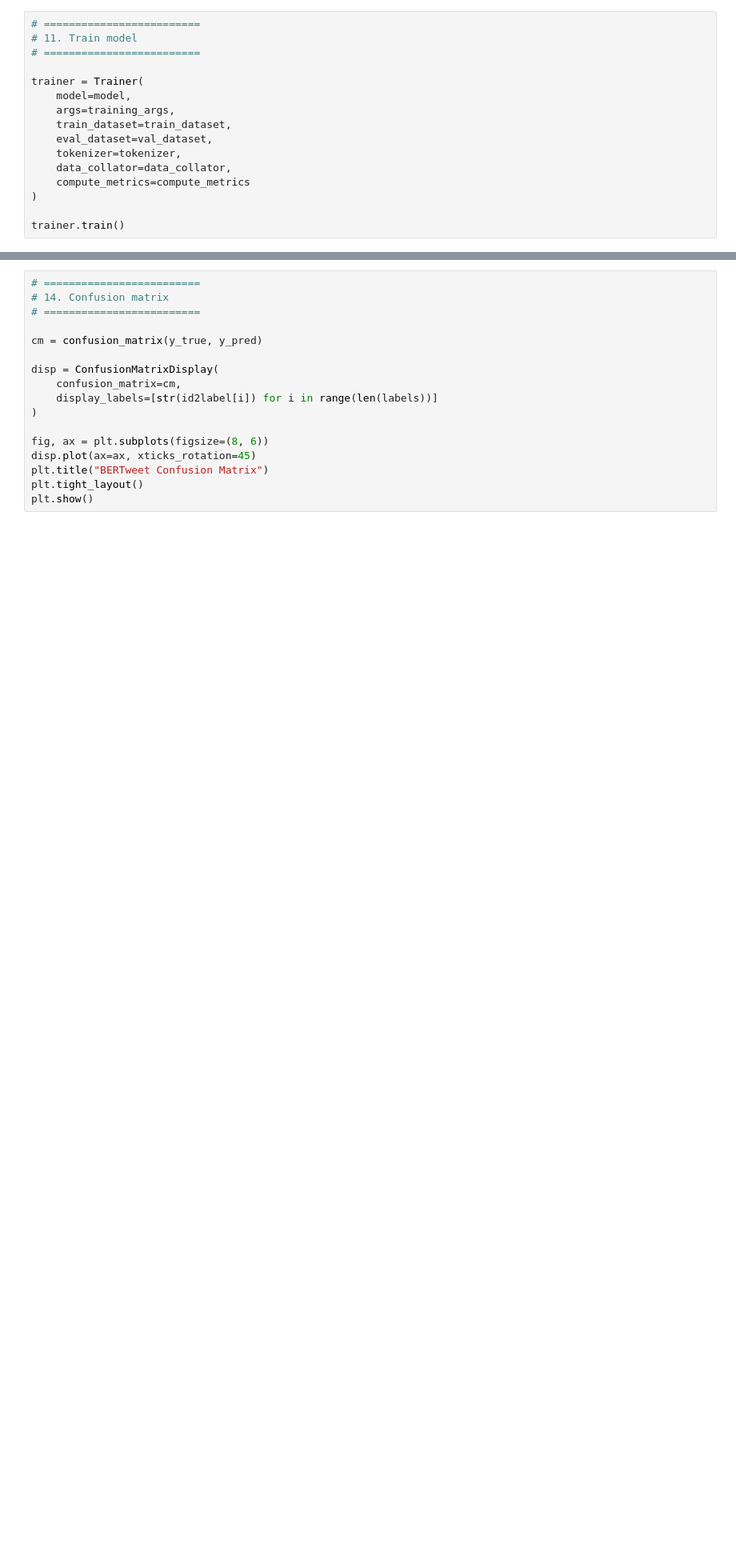
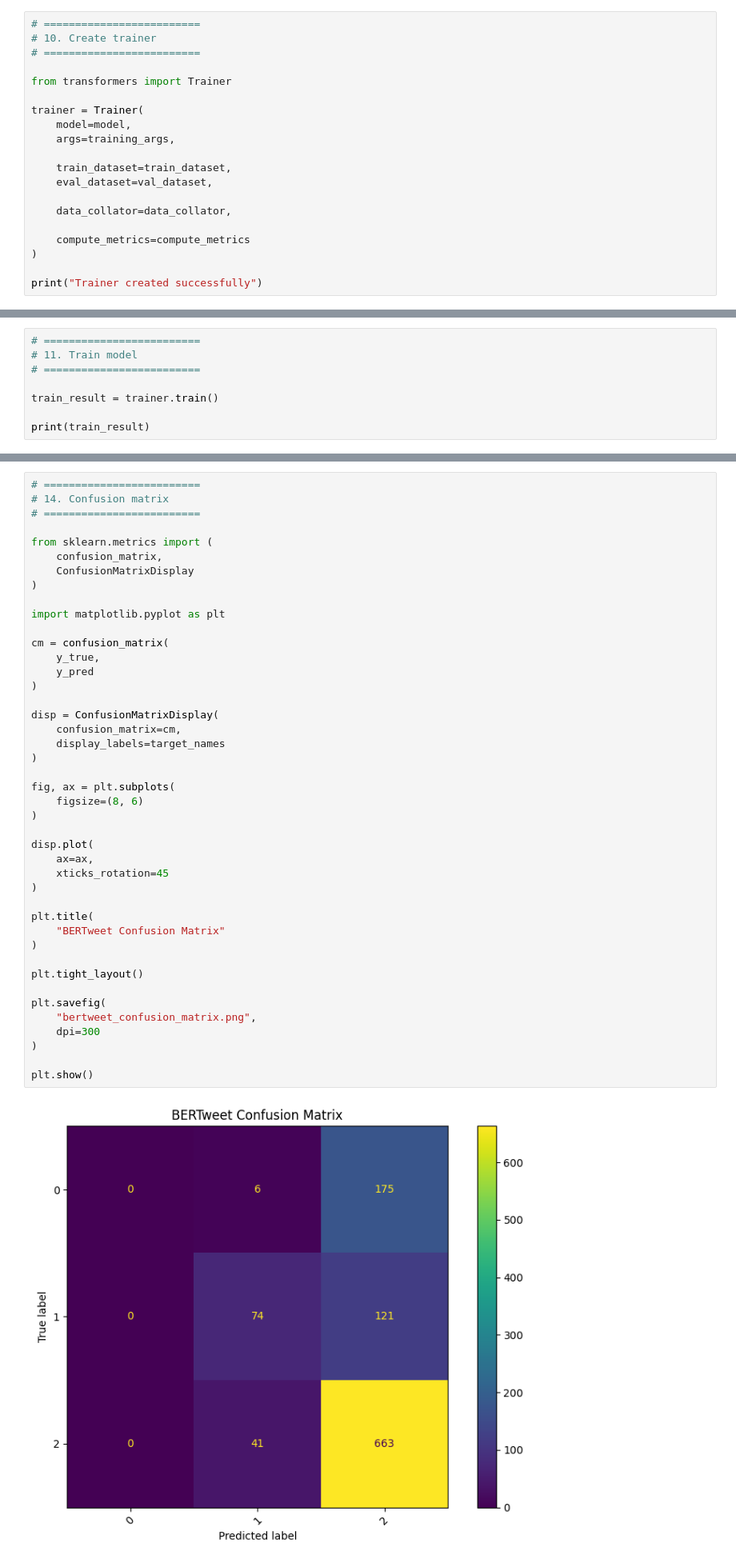
Before and after one commit to Shifali1094/stance-detection, a Jupyter notebook: notebooks/bertweet_experiments.ipynb, the cells around one changed output, grey strips where cells are left out. Shown at 80% size. Saved outputs shown, nothing was run; the diff lists cells and outputs as text; blank space fills up the shorter version.

Commit message:
Update BERTweet experiment notebook

```diff
--- a/notebooks/bertweet_experiments.ipynb
+++ b/notebooks/bertweet_experiments.ipynb
@@ -174,17 +264,21 @@ training_args = TrainingArguments(
 )
 # %%
 # =========================
-# 11. Train model
+# 10. Create trainer
 # =========================
+
+from transformers import Trainer
 
 trainer = Trainer(
     model=model,
     args=training_args,
+
     train_dataset=train_dataset,
     eval_dataset=val_dataset,
-    tokenizer=tokenizer,
+
     data_collator=data_collator,
+
     compute_metrics=compute_metrics
 )
 
-trainer.train()
+print("Trainer created successfully")
@@ -190,0 +287,8 @@ trainer.train()
+# %%
+# =========================
+# 11. Train model
+# =========================
+
+train_result = trainer.train()
+
+print(train_result)
@@ -214,20 +355,48 @@ print(classification_report(
 # %%
 # =========================
 # 14. Confusion matrix
 # =========================
 
-cm = confusion_matrix(y_true, y_pred)
+from sklearn.metrics import (
+    confusion_matrix,
+    ConfusionMatrixDisplay
+)
+
+import matplotlib.pyplot as plt
+
+cm = confusion_matrix(
+    y_true,
+    y_pred
+)
 
 disp = ConfusionMatrixDisplay(
     confusion_matrix=cm,
-    display_labels=[str(id2label[i]) for i in range(len(labels))]
+    display_labels=target_names
 )
 
-fig, ax = plt.subplots(figsize=(8, 6))
-disp.plot(ax=ax, xticks_rotation=45)
-plt.title("BERTweet Confusion Matrix")
+fig, ax = plt.subplots(
+    figsize=(8, 6)
+)
+
+disp.plot(
+    ax=ax,
+    xticks_rotation=45
+)
+
+plt.title(
+    "BERTweet Confusion Matrix"
+)
+
 plt.tight_layout()
+
+plt.savefig(
+    "bertweet_confusion_matrix.png",
+    dpi=300
+)
+
 plt.show()
+# %% [output]
+[figure, added]
 # %%
 # =========================
 # 15. Save predictions
```
Also changed, not shown: parts of 16 cells of this notebook.
